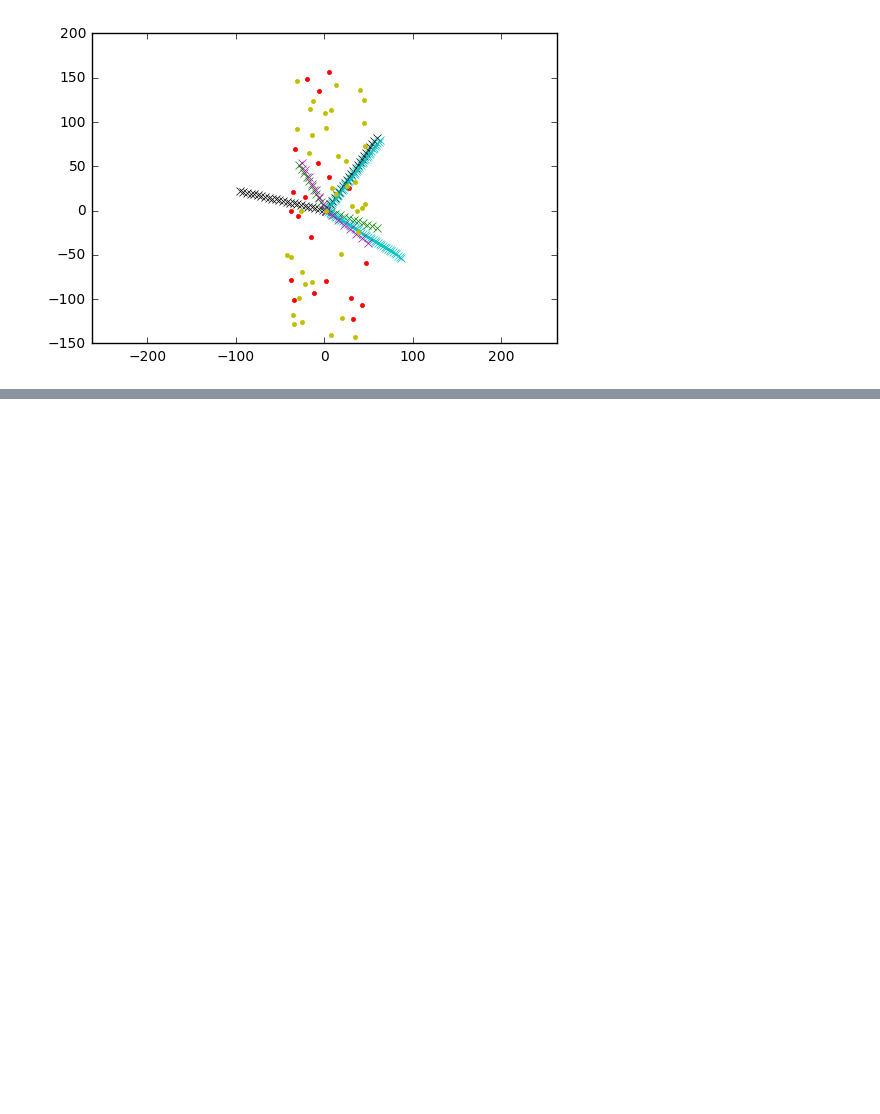
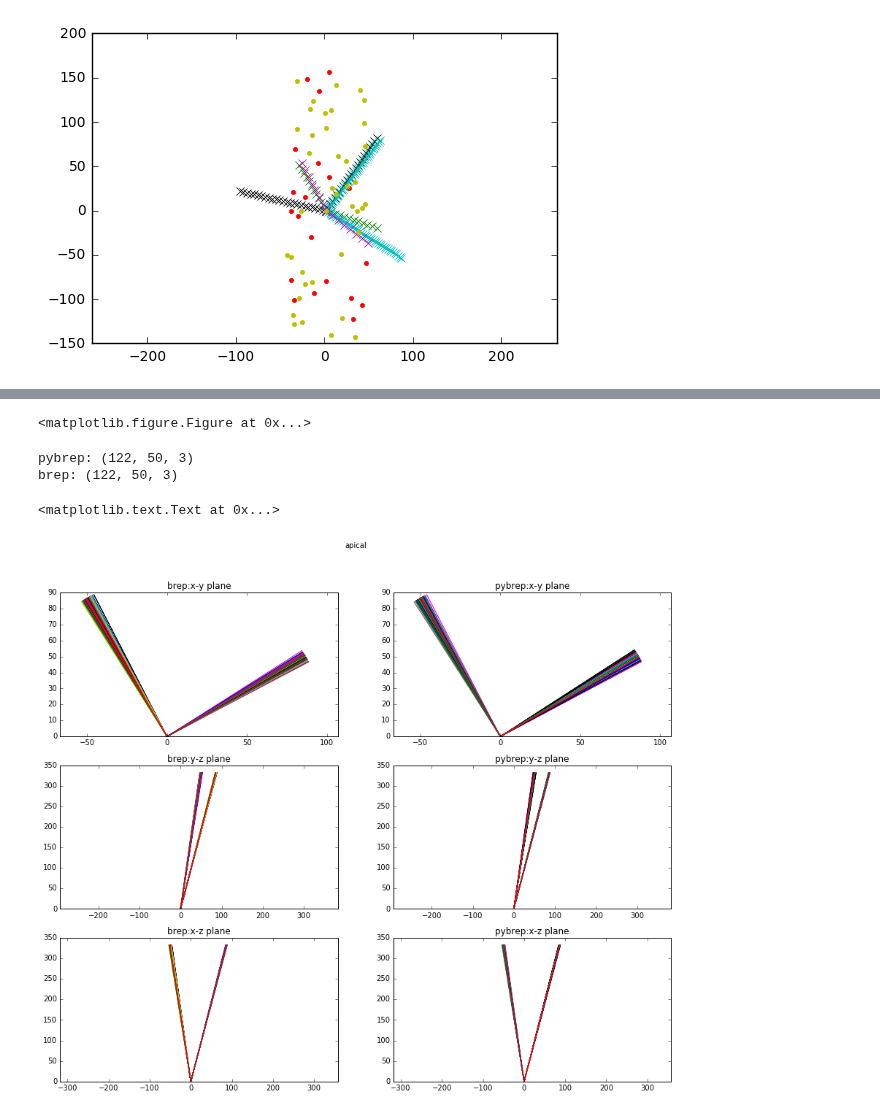
Before and after one commit to CNS-OIST/pycabnn, a Jupyter notebook: Golgi cell checkout.ipynb, the cells around one changed output, grey strips where cells are left out. Cells and saved outputs as stored; diff of their text form; code cells hidden in the pictures; blank space fills up the shorter version.

Commit message:
Resolved dendrite angle issue

```diff
--- a/Golgi cell checkout.ipynb
+++ b/Golgi cell checkout.ipynb
@@ -14,7 +18,7 @@ from mpl_toolkits.mplot3d import Axes3D
 %matplotlib inline
 # %%
 # Utils
-res_p = os.getcwd()+'/output_1/'
+res_p = os.getcwd()+'/output_default/output_16/'
 
 fns = OrderedDict ()
 fns['aa_gol_dist']='AAtoGoCdistances.dat'
@@ -226,0 +248,49 @@ if proj2D:
+# %%
+ap_b1 = coord_reshape(read_in_coordfile('GoCadendcoordinates.sorted.dat'))
+ba_b1 = coord_reshape(read_in_coordfile('GoCbdendcoordinates.sorted.dat'))
+# %%
+%run BREPpy.py
+
+go_p = './example_simulation/coordinates_input/subsampled/GoCcoordinates_16.dat'
+import neuron
+config_fn = './input_files/Parameters_var.hoc'
+neuron.h.xopen(config_fn)
+
+print ()
+# %% [output]
+<matplotlib.figure.Figure at 0x...>
+# %%
+gg = Golgi_pop(neuron.h)
+gg.load_somata(go_p)
+gg.add_dendrites()
+ap_p1 = gg.a_dend
+ba_p1 = gg.b_dend
+# %%
+print ('pybrep:', ap_p1.shape)
+print ('brep:', ap_b1.shape)
+# %% [output]
+pybrep: (122, 50, 3)
+brep: (122, 50, 3)
+# %%
+def center_on_0 (dends):
+    for i in range(len(dends)):
+        dends[i,:,:] = dends[i,:,:]- dends[i,0,:]
+    return dends
+
+def plot_proj(ax1, ax2, dend, *args, **kwargs):
+    dend = center_on_0(dend)
+    for c in dend:
+        plt.plot(c[:, ax1], c[:,ax2], *args, **kwargs)
+
+
+plt.figure(figsize=(15,12))
+for d, (den, tit1) in enumerate([[ap_b1, 'brep:'],[ ap_p1,'pybrep:']]):
+    for a, (ax1,  ax2, tit2) in enumerate([[0,1, 'x-y plane'], [1,2, 'y-z plane'], [0,2, 'x-z plane']]):
+        plt.subplot(3,2,2*a+d+1)
+        plot_proj(ax1, ax2, den)
+        plt.title(tit1+tit2)
+        plt.axis('equal')
+plt.suptitle('apical')
+# %% [output]
+<matplotlib.text.Text at 0x...>
+[figure, added]
```
Also changed, not shown: parts of 7 cells of this notebook, 1 other file.
